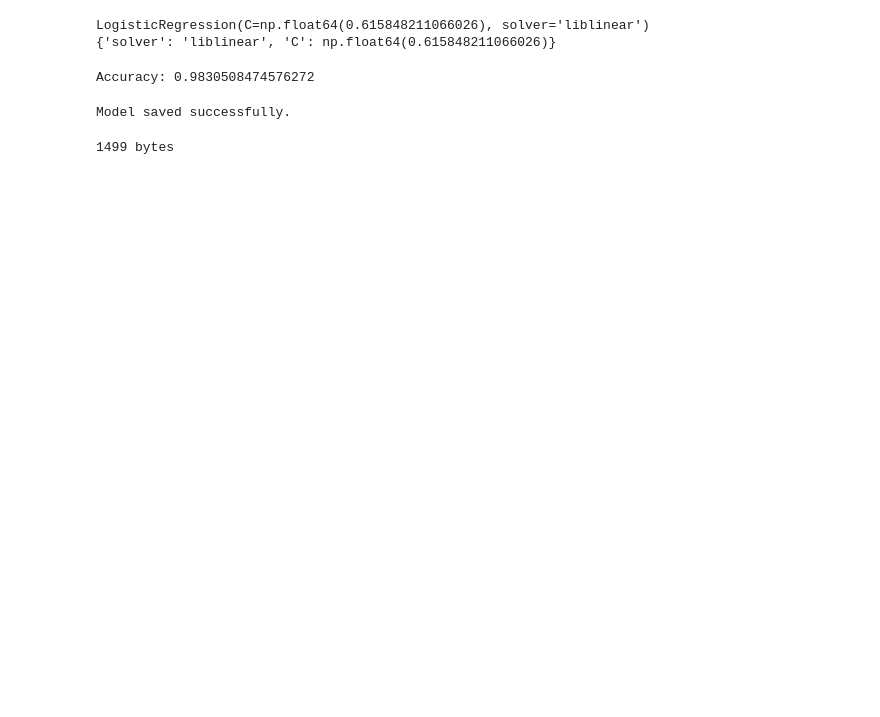
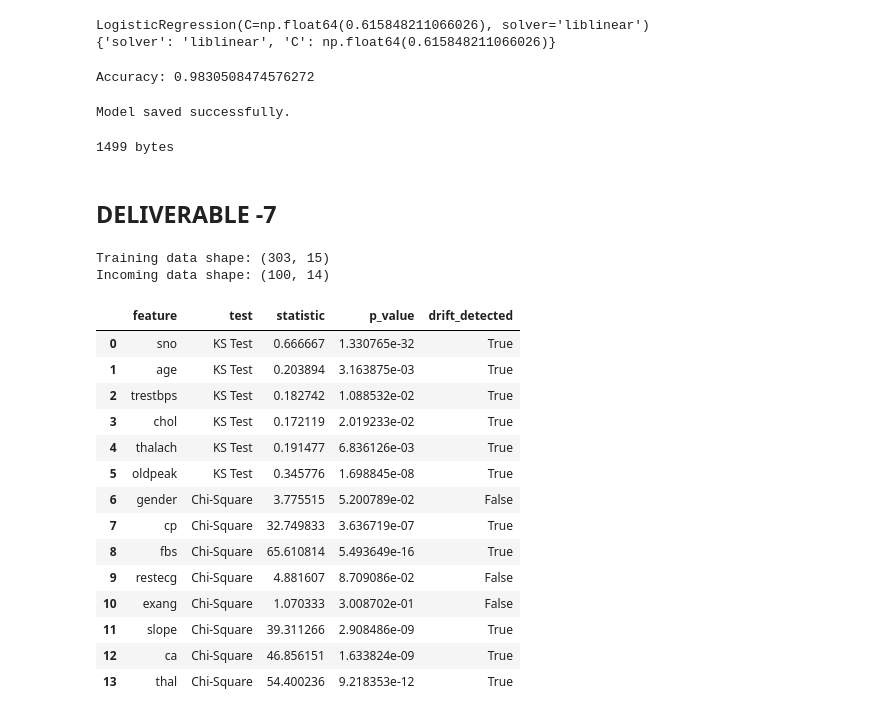
Before and after one commit to 22f1001871/22F1001871_IITMBS_MLOPS_OPPE2_MAY_2026, a Jupyter notebook: HeartDiseaseTrainingAndPrediction.ipynb, the cells around one changed output. Drawn from its saved outputs; the diff is of its cells as text; code cells hidden in the pictures; blank space fills up the shorter version.

```diff
--- a/HeartDiseaseTrainingAndPrediction.ipynb
+++ b/HeartDiseaseTrainingAndPrediction.ipynb
@@ -443,3 +433,54 @@ import os
 print(os.path.getsize("model/heart_disease_model.joblib"), "bytes")
 # %% [output]
 1499 bytes
+# %% [markdown]
+##  DELIVERABLE -7
+# %%
+import pandas as pd
+import numpy as np
+from scipy.stats import ks_2samp, chi2_contingency
+
+incoming_df = pd.read_csv("DELIVERABLE-5/deliverable5_dataset.csv")
+
+print("Training data shape:", df.shape)
+print("Incoming data shape:", incoming_df.shape)
+# %% [output]
+Training data shape: (303, 15)
+Incoming data shape: (100, 14)
+# %%
+FEATURES = [
+    "sno",
+    "age",
+    "gender",
+    "cp",
+    "trestbps",
+    "chol",
+    "fbs",
+    "restecg",
+    "thalach",
+    "exang",
+    "oldpeak",
+    "slope",
+    "ca",
+    "thal"
+]
+
+numerical_features = [
+    "sno",
+    "age",
+    "trestbps",
+    "chol",
+    "thalach",
+    "oldpeak"
+]
+
+categorical_features = [
+    "gender",
+    "cp",
+    "fbs",
+    "restecg",
+    "exang",
+    "slope",
+    "ca",
+    "thal"
+]
@@ -445,0 +540,20 @@ print(os.path.getsize("model/heart_disease_model.joblib"), "bytes")
+# %%
+drift_results_df = pd.DataFrame(drift_results)
+
+drift_results_df
+# %% [output]
+|  | feature | test | statistic | p_value | drift_detected |
+| 0 | sno | KS Test | 0.666667 | 1.330765e-32 | True |
+| 1 | age | KS Test | 0.203894 | 3.163875e-03 | True |
+| 2 | trestbps | KS Test | 0.182742 | 1.088532e-02 | True |
+| 3 | chol | KS Test | 0.172119 | 2.019233e-02 | True |
+| 4 | thalach | KS Test | 0.191477 | 6.836126e-03 | True |
+| 5 | oldpeak | KS Test | 0.345776 | 1.698845e-08 | True |
+| 6 | gender | Chi-Square | 3.775515 | 5.200789e-02 | False |
+| 7 | cp | Chi-Square | 32.749833 | 3.636719e-07 | True |
+| 8 | fbs | Chi-Square | 65.610814 | 5.493649e-16 | True |
+| 9 | restecg | Chi-Square | 4.881607 | 8.709086e-02 | False |
+| 10 | exang | Chi-Square | 1.070333 | 3.008702e-01 | False |
+| 11 | slope | Chi-Square | 39.311266 | 2.908486e-09 | True |
+| 12 | ca | Chi-Square | 46.856151 | 1.633824e-09 | True |
+| 13 | thal | Chi-Square | 54.400236 | 9.218353e-12 | True |
```
Also changed, not shown: parts of 16 cells of this notebook, 7 other files.
